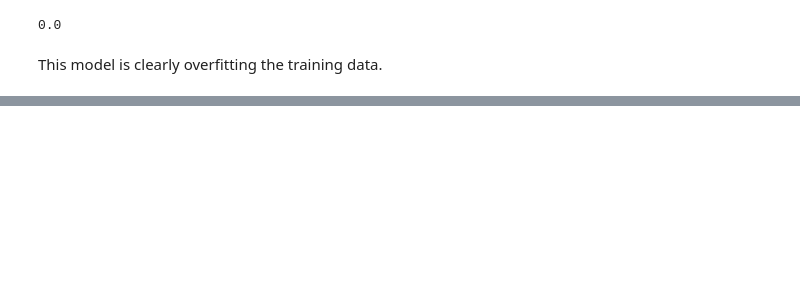
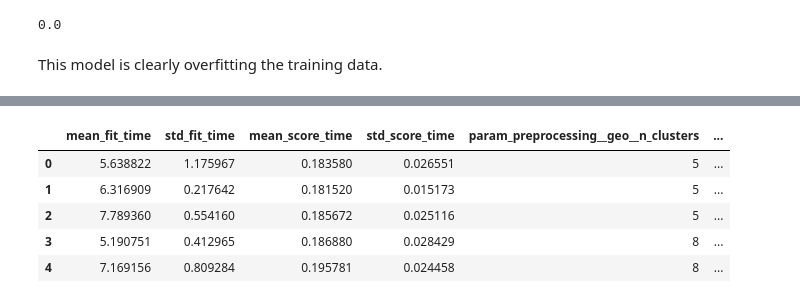
Before and after one commit to vanshuwjoshi/End-To-End-ML, a Jupyter notebook: End_To_End_ML_Problem.ipynb, the cells around one changed output, grey strips where cells are left out. Drawn from its saved outputs; the diff is of its cells as text; code cells hidden in the pictures; blank space fills up the shorter version.

```diff
--- a/End_To_End_ML_Problem.ipynb
+++ b/End_To_End_ML_Problem.ipynb
@@ -912,0 +979,7 @@ This model is clearly overfitting the training data.
+# %%
+## Training model without cross-validation
+forest_reg.fit(housing_X, housing_y)
+housing_preds = forest_reg.predict(housing_X)
+forest_rmse = mean_squared_error(housing_y, housing_preds,
+                                 squared=False)
+forest_rmse
@@ -912,0 +1068,10 @@ This model is clearly overfitting the training data.
+# %%
+cv_res = pd.DataFrame(grid_search.cv_results_)
+cv_res.head()
+# %% [output]
+|  | mean_fit_time | std_fit_time | mean_score_time | std_score_time | param_preprocessing__geo__n_clusters | ... |
+| 0 | 5.638822 | 1.175967 | 0.183580 | 0.026551 | 5 | ... |
+| 1 | 6.316909 | 0.217642 | 0.181520 | 0.015173 | 5 | ... |
+| 2 | 7.789360 | 0.554160 | 0.185672 | 0.025116 | 5 | ... |
+| 3 | 5.190751 | 0.412965 | 0.186880 | 0.028429 | 8 | ... |
+| 4 | 7.169156 | 0.809284 | 0.195781 | 0.024458 | 8 | ... |
```
Also changed, not shown: parts of 39 cells of this notebook.
